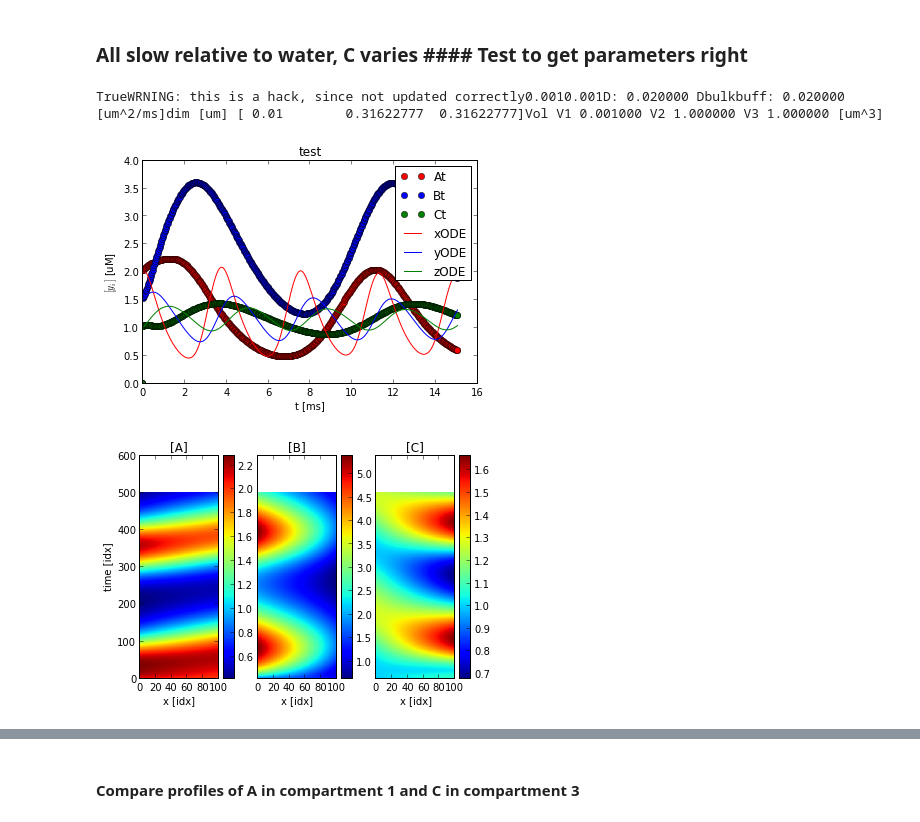
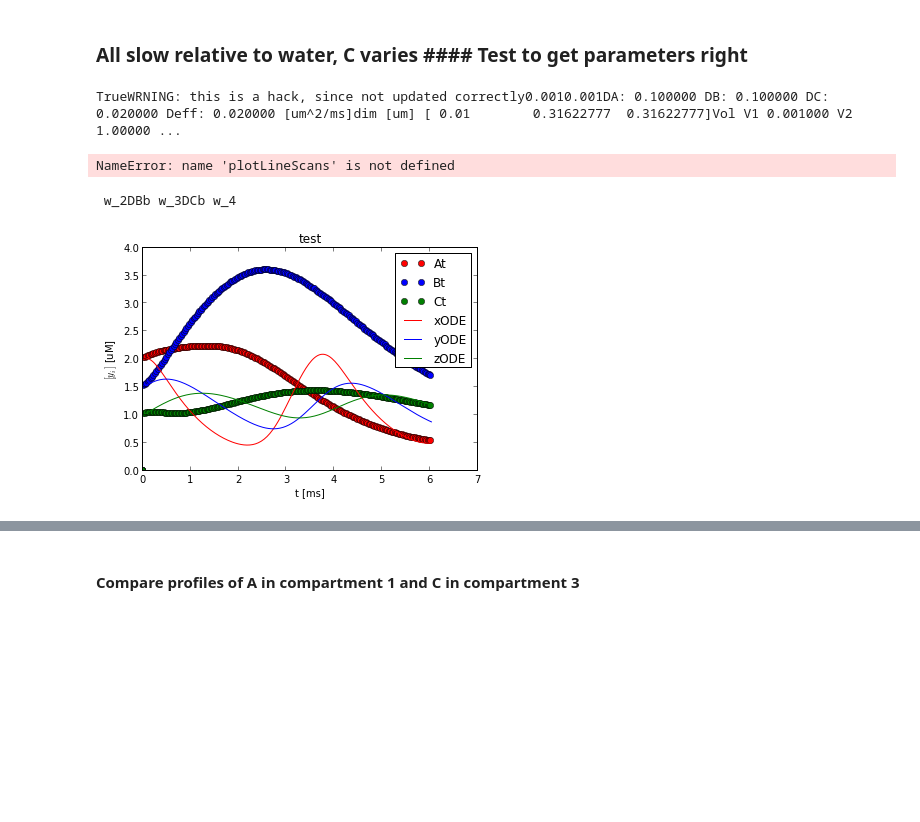
Before and after one commit to huskeypm/enzymekineticsacs, a Jupyter notebook: goodwinPDE.ipynb, the cells around one changed output, grey strips where cells are left out. Drawn from its saved outputs; the diff is of its cells as text; code cells hidden in the pictures; blank space fills up the shorter version.

```diff
--- a/goodwinPDE.ipynb
+++ b/goodwinPDE.ipynb
@@ -41,7 +45,8 @@ TrueWRNING: this is a hack, since not updated correctly0.0010.001D: 0.100000 Dbu
 # %%
-steps = 501 dt = 0.03 # osc#dt = 0.01#Dref = 1e2dt = 0.03; scale = 0.5 # oscdt = 0.03; scale = 0.2; # osc #steps = 1501; dt = 0.01; scale = 0.1 # nooscDref = 0.1 # [um^2/ms]if 1:    test, tode, yode = figA(steps =steps, dt = dt,doplot=0,\                                              barrierLength=0.01,paraview=True,\                                              #DAb=Dref,DBb=Dref,DCb=Dref*1.0)                                                 DAb=Dref,DBb=Dref,DCb=Dref*scale)    # 0.1 kills osc                                    results = testplt.figure()plt.title("test")plotconcssum(results.ts,results.concs,results.volFracs)plotODE(tode,yode)plt.legend(loc=0)plotLineScans(results)
+if 1:    test, tode, yode = figA(steps =steps, dt = dt,doplot=0,\           barrierLength=0.01,paraview=True,\           #DAb=Dref,DBb=Dref,DCb=Dref*1.0)              DAb=Dref,DBb=Dref,DCb=Dref*scale)    # 0.1 kills osc                                    results = testplt.figure()plt.title("test")plotconcssum(results.ts,results.concs,results.volFracs)plotODE(tode,yode)plt.legend(loc=0)plotLineScans(results)
 # %% [output]
-TrueWRNING: this is a hack, since not updated correctly0.0010.001D: 0.020000 Dbulkbuff: 0.020000 [um^2/ms]dim [um] [ 0.01        0.31622777  0.31622777]Vol V1 0.001000 V2 1.000000 V3 1.000000 [um^3]
+TrueWRNING: this is a hack, since not updated correctly0.0010.001DA: 0.100000 DB: 0.100000 DC: 0.020000 Deff: 0.020000 [um^2/ms]dim [um] [ 0.01        0.31622777  0.31622777]Vol V1 0.001000 V2 1.00000 ...
+NameError: name 'plotLineScans' is not defined
+ w_2DBb w_3DCb w_4
-[figure, old version]
+[figure, new version]
-[figure, removed]
 # %%
```
Also changed, not shown: parts of 13 cells of this notebook, 3 other files.
